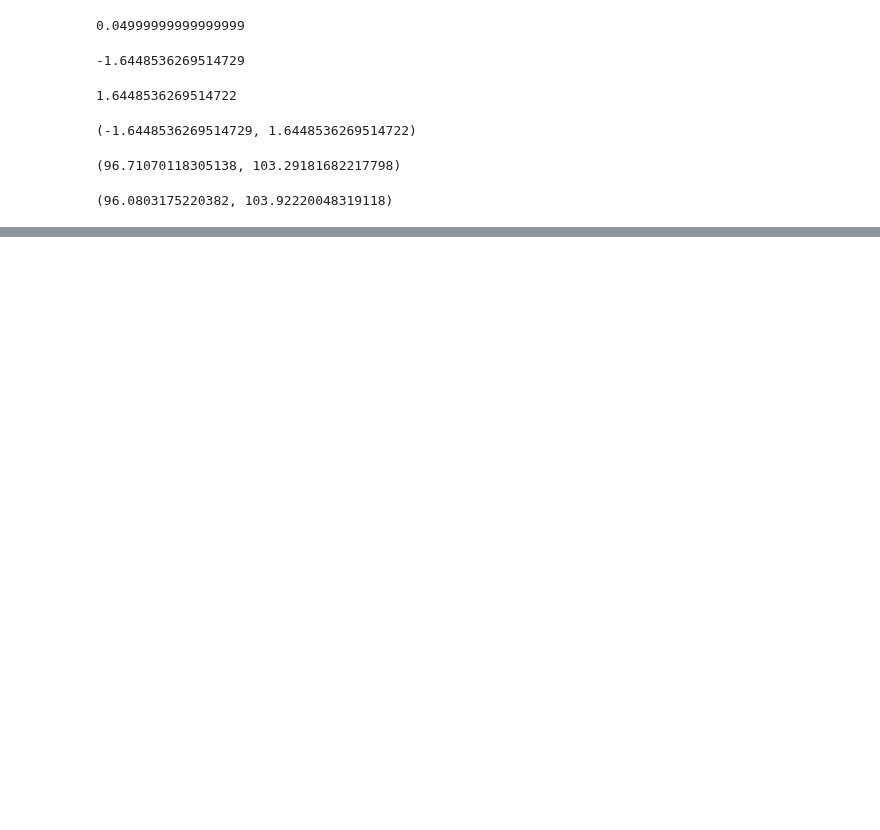
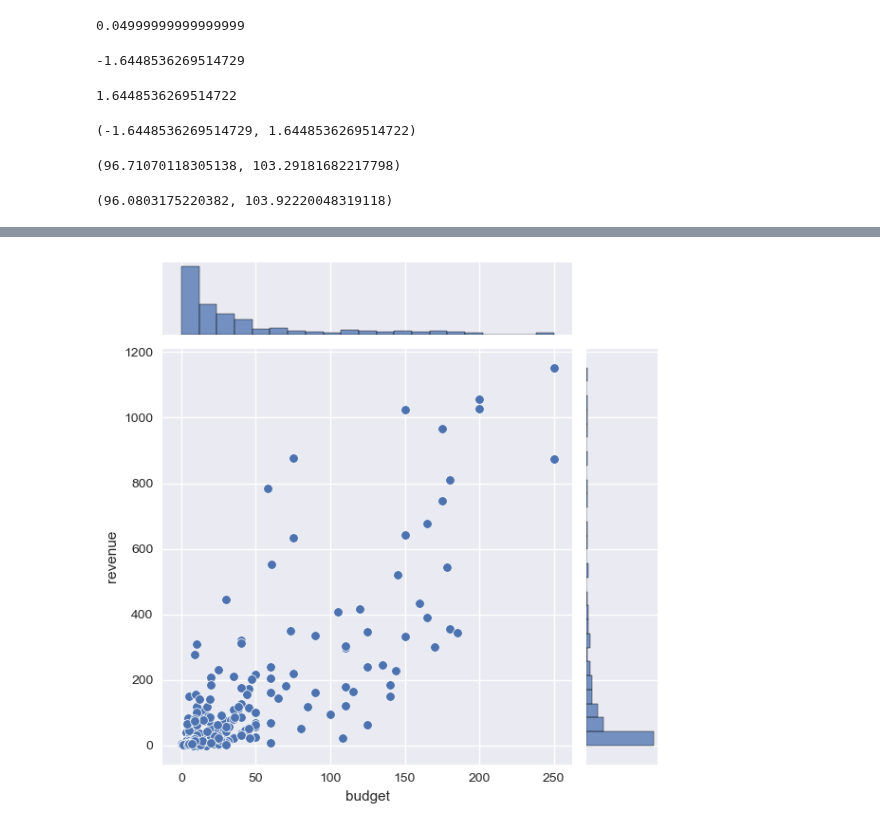
Before and after one commit to alchemistbg/udemy-the-complete-pandas-bootcamp, a Jupyter notebook: Section-32/Statistical_concepts.ipynb, the cells around one changed output, grey strips where cells are left out. Drawn from its saved outputs; the diff is of its cells as text; code cells hidden in the pictures; blank space fills up the shorter version.

```diff
--- a/Section-32/Statistical_concepts.ipynb
+++ b/Section-32/Statistical_concepts.ipynb
@@ -558,0 +897,5 @@ stats.norm.interval(conf1, loc = rand_data.mean(), scale = rand_data.std())
+# %%
+sns.jointplot(data = movies_df_2016, x = 'budget', y = 'revenue')
+plt.show()
+# %% [output]
+[figure, added]
```
Also changed, not shown: parts of 41 cells of this notebook, 4 other files.
